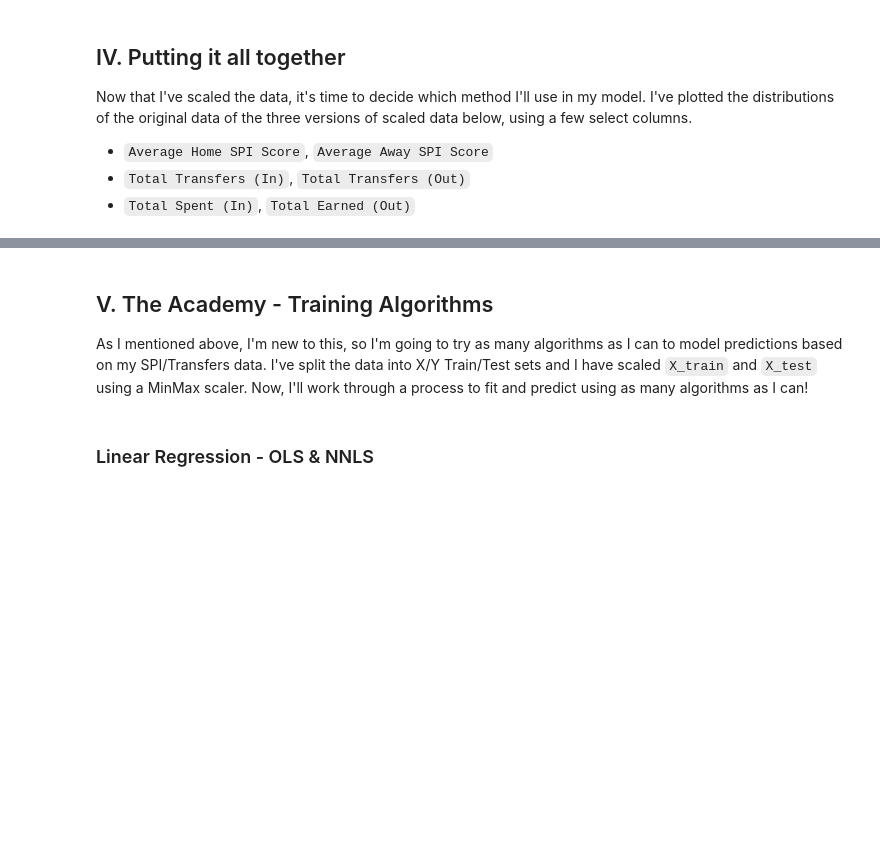
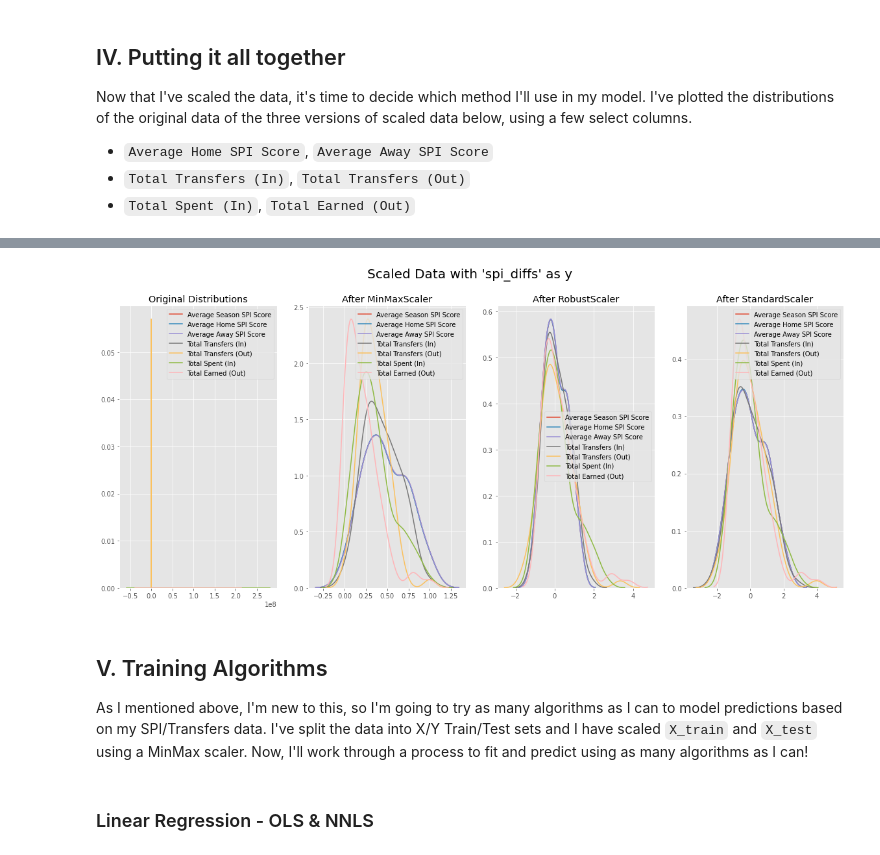
Before and after one commit to tdraths/transfers_capstone, a Jupyter notebook: notebooks/Pre-Processing and Modelling.ipynb, the cells around one changed output, grey strips where cells are left out. Saved outputs shown, nothing was run; the diff lists cells and outputs as text; code cells hidden in the pictures; blank space fills up the shorter version.

```diff
--- a/notebooks/Pre-Processing and Modelling.ipynb
+++ b/notebooks/Pre-Processing and Modelling.ipynb
@@ -226,8 +215,12 @@ mm_scaler = preprocessing.MinMaxScaler()
 X_train_mm = mm_scaler.fit_transform(X_train)
 X_train_mm = pd.DataFrame(X_train_mm, columns=col_names)
 
+X_test_mm = mm_scaler.transform(X_test)
 
-X_test_mm = mm_scaler.transform(X_test)
+spi_X_train_mm = mm_scaler.fit_transform(spi_X_train)
+spi_X_train_mm = pd.DataFrame(spi_X_train_mm, columns=spi_col_names)
+
+spi_X_test_mm = mm_scaler.transform(spi_X_test)
 # %% [markdown]
 #### RobustScaler
  - Subtracts the column median from each value and then divides by the column interquartile range.
@@ -237,6 +230,11 @@ X_train_r = r_scaler.fit_transform(X_train)
 X_train_r = pd.DataFrame(X_train_r, columns=col_names)
 
 X_test_r = r_scaler.transform(X_test)
+
+spi_X_train_r = r_scaler.fit_transform(spi_X_train)
+spi_X_train_r = pd.DataFrame(spi_X_train_r, columns=spi_col_names)
+
+spi_X_test_r = r_scaler.transform(spi_X_test)
 # %% [markdown]
 #### StandardScaler
  - Scales each column to unit variance by removing the mean.
@@ -246,6 +244,11 @@ X_train_s = s_scaler.fit_transform(X_train)
 X_train_s = pd.DataFrame(X_train_s, columns=col_names)
 
 X_test_s = s_scaler.transform(X_test)
+
+spi_X_train_s = s_scaler.fit_transform(spi_X_train)
+spi_X_train_s = pd.DataFrame(spi_X_train_s, columns=spi_col_names)
+
+spi_X_test_s = s_scaler.transform(spi_X_test)
 # %% [markdown]
 ## IV. Putting it all together
 
@@ -315,3 +304,47 @@ sns.kdeplot(X_train_s['Total Earned (Out)'], ax=ax3);
+# %%
+fig, (ax0, ax1, ax2, ax3) = plt.subplots(ncols=4, figsize=(20,8))
+fig.suptitle("Scaled Data with 'spi_diffs' as y", fontsize=20)
+
+ax0.set_title('Original Distributions')
+sns.kdeplot(spi_X_train['Average Season SPI Score'], ax=ax0)
+sns.kdeplot(spi_X_train['Average Home SPI Score'], ax=ax0)
+sns.kdeplot(spi_X_train['Average Away SPI Score'], ax=ax0)
+sns.kdeplot(spi_X_train['Total Transfers (In)'], ax=ax0)
+sns.kdeplot(spi_X_train['Total Transfers (Out)'], ax=ax0)
+sns.kdeplot(spi_X_train['Total Spent (In)'], ax=ax0)
+sns.kdeplot(spi_X_train['Total Earned (Out)'], ax=ax0);
+
+
+ax1.set_title('After MinMaxScaler')
+sns.kdeplot(spi_X_train_mm['Average Season SPI Score'], ax=ax1)
+sns.kdeplot(spi_X_train_mm['Average Home SPI Score'], ax=ax1)
+sns.kdeplot(spi_X_train_mm['Average Away SPI Score'], ax=ax1)
+sns.kdeplot(spi_X_train_mm['Total Transfers (In)'], ax=ax1)
+sns.kdeplot(spi_X_train_mm['Total Transfers (Out)'], ax=ax1)
+sns.kdeplot(spi_X_train_mm['Total Spent (In)'], ax=ax1)
+sns.kdeplot(spi_X_train_mm['Total Earned (Out)'], ax=ax1);
+
+
+ax2.set_title('After RobustScaler')
+sns.kdeplot(spi_X_train_r['Average Season SPI Score'], ax=ax2)
+sns.kdeplot(spi_X_train_r['Average Home SPI Score'], ax=ax2)
+sns.kdeplot(spi_X_train_r['Average Away SPI Score'], ax=ax2)
+sns.kdeplot(spi_X_train_r['Total Transfers (In)'], ax=ax2)
+sns.kdeplot(spi_X_train_r['Total Transfers (Out)'], ax=ax2)
+sns.kdeplot(spi_X_train_r['Total Spent (In)'], ax=ax2)
+sns.kdeplot(spi_X_train_r['Total Earned (Out)'], ax=ax2);
+
+
+ax3.set_title('After StandardScaler')
+sns.kdeplot(spi_X_train_s['Average Season SPI Score'], ax=ax3)
+sns.kdeplot(spi_X_train_s['Average Home SPI Score'], ax=ax3)
+sns.kdeplot(spi_X_train_s['Average Away SPI Score'], ax=ax3)
+sns.kdeplot(spi_X_train_s['Total Transfers (In)'], ax=ax3)
+sns.kdeplot(spi_X_train_s['Total Transfers (Out)'], ax=ax3)
+sns.kdeplot(spi_X_train_s['Total Spent (In)'], ax=ax3)
+sns.kdeplot(spi_X_train_s['Total Earned (Out)'], ax=ax3);
+# %% [output]
+[figure, added]
 # %%
 X_train = X_train_mm
 X_test = X_test_mm
@@ -318,5 +354,5 @@ X_test = X_test_mm
 # %% [markdown]
-## V. The Academy - Training Algorithms
+## V. Training Algorithms
 
 As I mentioned above, I'm new to this, so I'm going to try as many algorithms as I can to model predictions based on my SPI/Transfers data. I've split the data into X/Y Train/Test sets and I have scaled `X_train` and `X_test` using a MinMax scaler. Now, I'll work through a process to fit and predict using as many algorithms as I can!
 # %% [markdown]
```
Also changed, not shown: parts of 36 cells of this notebook.
